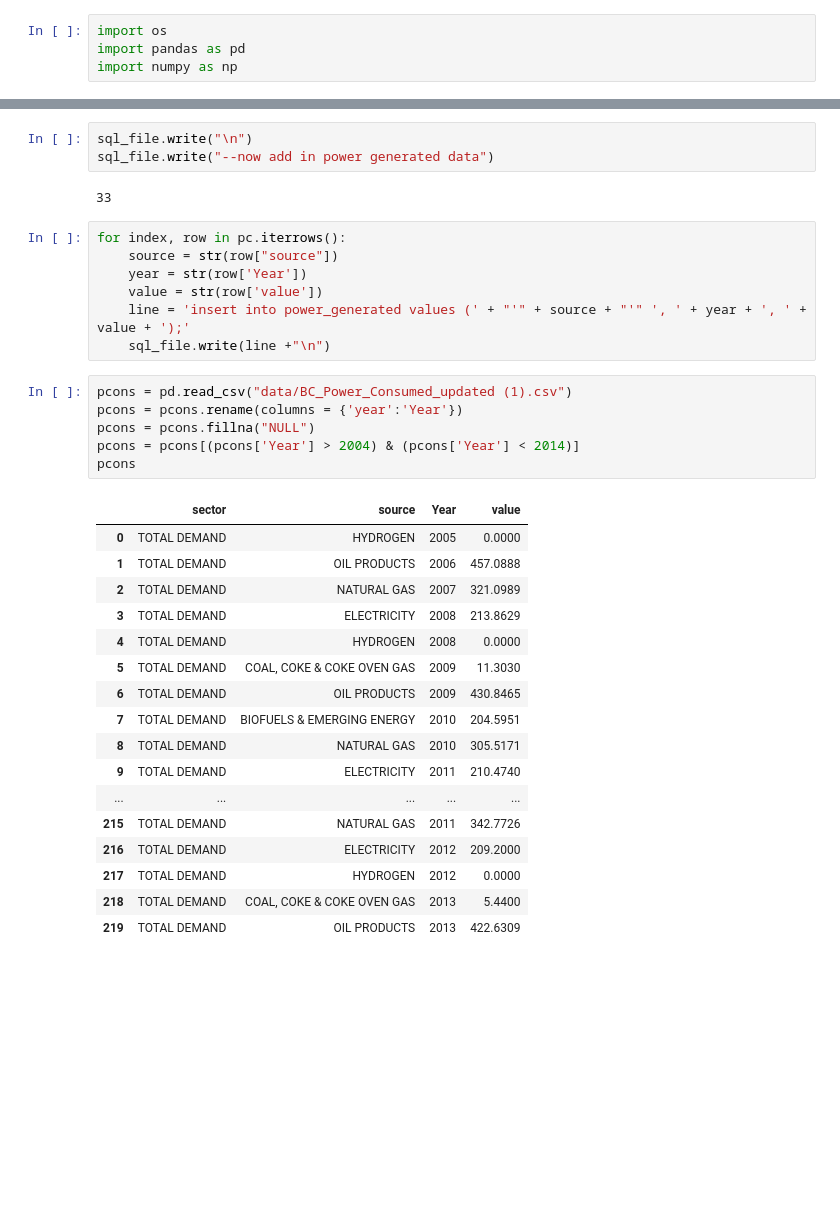
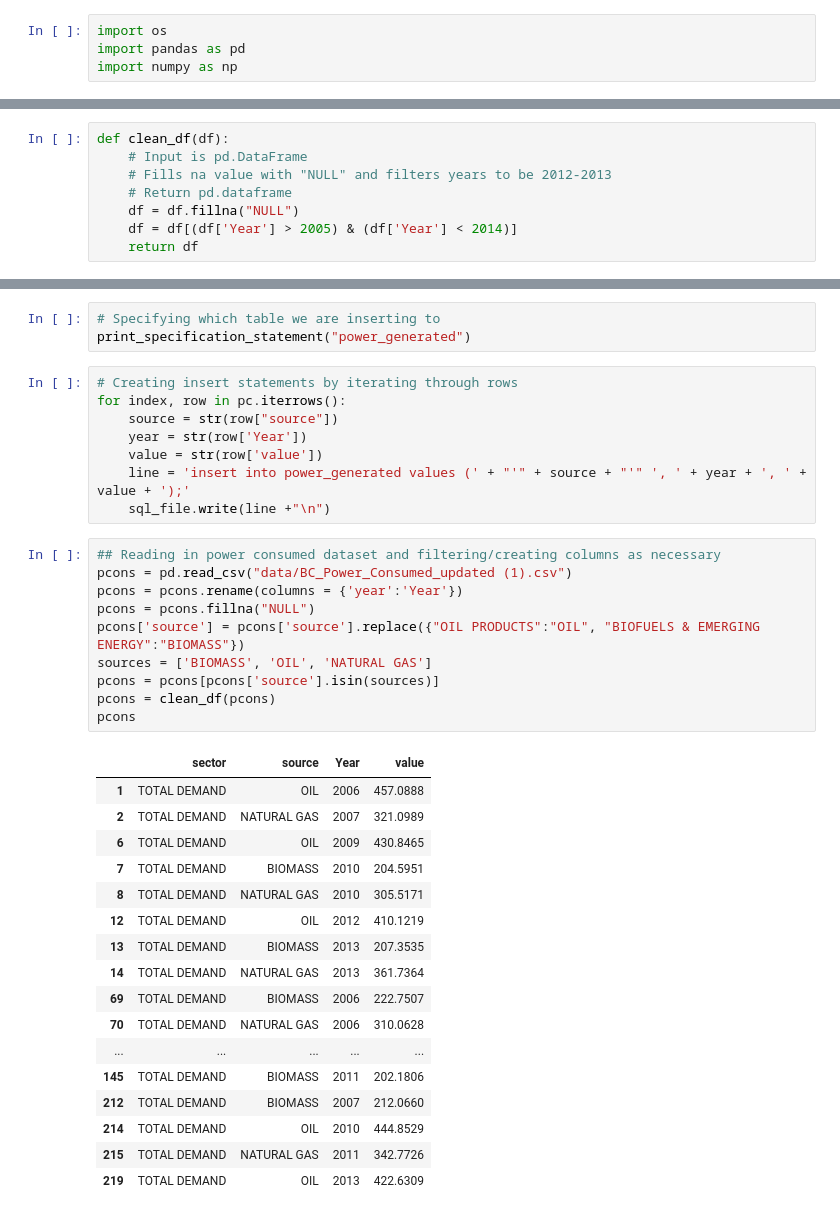
Before and after one commit to mcgillies/CPSC368, a Jupyter notebook: insertgeneration.ipynb, the cells around one changed output, grey strips where cells are left out. Cells and saved outputs as stored; diff of their text form; blank space fills up the shorter version.

Commit message:
final insert/ddl file

```diff
--- a/insertgeneration.ipynb
+++ b/insertgeneration.ipynb
@@ -4,0 +8,8 @@ import numpy as np
+# %%
+def clean_df(df):
+    # Input is pd.DataFrame
+    # Fills na value with "NULL" and filters years to be 2012-2013
+    # Return pd.dataframe
+    df = df.fillna("NULL")
+    df = df[(df['Year'] > 2005) & (df['Year'] < 2014)]
+    return df
@@ -58,9 +102,8 @@ pc
 # %%
-sql_file.write("\n")
-sql_file.write("--now add in power generated data")
+# Specifying which table we are inserting to
+print_specification_statement("power_generated")
-# %% [output]
-33
 # %%
+# Creating insert statements by iterating through rows
 for index, row in pc.iterrows():
     source = str(row["source"])
     year = str(row['Year'])
@@ -68,27 +111,31 @@ for index, row in pc.iterrows():
     line = 'insert into power_generated values (' + "'" + source + "'" ', ' + year + ', ' + value + ');'
     sql_file.write(line +"\n")
 # %%
+## Reading in power consumed dataset and filtering/creating columns as necessary
 pcons = pd.read_csv("data/BC_Power_Consumed_updated (1).csv")
 pcons = pcons.rename(columns = {'year':'Year'})
 pcons = pcons.fillna("NULL")
-pcons = pcons[(pcons['Year'] > 2004) & (pcons['Year'] < 2014)]
+pcons['source'] = pcons['source'].replace({"OIL PRODUCTS":"OIL", "BIOFUELS & EMERGING ENERGY":"BIOMASS"})
+sources = ['BIOMASS', 'OIL', 'NATURAL GAS']
+pcons = pcons[pcons['source'].isin(sources)]
+pcons = clean_df(pcons)
 pcons
 # %% [output]
 |  | sector | source | Year | value |
-| 0 | TOTAL DEMAND | HYDROGEN | 2005 | 0.0000 |
-| 1 | TOTAL DEMAND | OIL PRODUCTS | 2006 | 457.0888 |
+| 1 | TOTAL DEMAND | OIL | 2006 | 457.0888 |
 | 2 | TOTAL DEMAND | NATURAL GAS | 2007 | 321.0989 |
-| 3 | TOTAL DEMAND | ELECTRICITY | 2008 | 213.8629 |
-| 4 | TOTAL DEMAND | HYDROGEN | 2008 | 0.0000 |
-| 5 | TOTAL DEMAND | COAL, COKE & COKE OVEN GAS | 2009 | 11.3030 |
-| 6 | TOTAL DEMAND | OIL PRODUCTS | 2009 | 430.8465 |
-| 7 | TOTAL DEMAND | BIOFUELS & EMERGING ENERGY | 2010 | 204.5951 |
+| 6 | TOTAL DEMAND | OIL | 2009 | 430.8465 |
+| 7 | TOTAL DEMAND | BIOMASS | 2010 | 204.5951 |
 | 8 | TOTAL DEMAND | NATURAL GAS | 2010 | 305.5171 |
-| 9 | TOTAL DEMAND | ELECTRICITY | 2011 | 210.4740 |
+| 12 | TOTAL DEMAND | OIL | 2012 | 410.1219 |
+| 13 | TOTAL DEMAND | BIOMASS | 2013 | 207.3535 |
+| 14 | TOTAL DEMAND | NATURAL GAS | 2013 | 361.7364 |
+| 69 | TOTAL DEMAND | BIOMASS | 2006 | 222.7507 |
+| 70 | TOTAL DEMAND | NATURAL GAS | 2006 | 310.0628 |
 | ... | ... | ... | ... | ... |
+| 145 | TOTAL DEMAND | BIOMASS | 2011 | 202.1806 |
+| 212 | TOTAL DEMAND | BIOMASS | 2007 | 212.0660 |
+| 214 | TOTAL DEMAND | OIL | 2010 | 444.8529 |
 | 215 | TOTAL DEMAND | NATURAL GAS | 2011 | 342.7726 |
-| 216 | TOTAL DEMAND | ELECTRICITY | 2012 | 209.2000 |
-| 217 | TOTAL DEMAND | HYDROGEN | 2012 | 0.0000 |
-| 218 | TOTAL DEMAND | COAL, COKE & COKE OVEN GAS | 2013 | 5.4400 |
-| 219 | TOTAL DEMAND | OIL PRODUCTS | 2013 | 422.6309 |
+| 219 | TOTAL DEMAND | OIL | 2013 | 422.6309 |
 # %%
```
Also changed, not shown: parts of 28 cells of this notebook, 1 other file.
